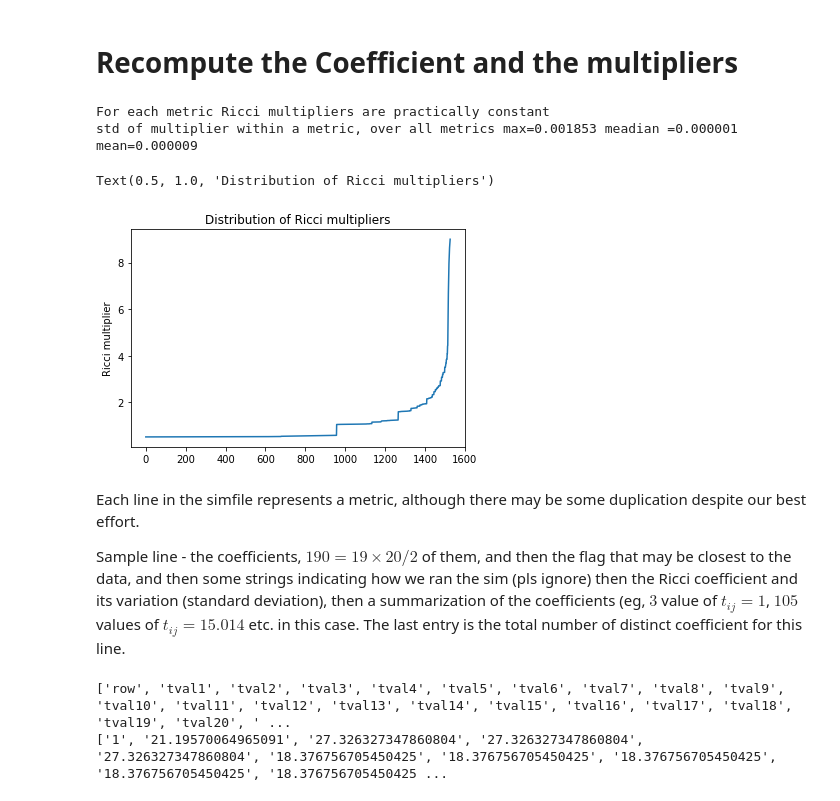
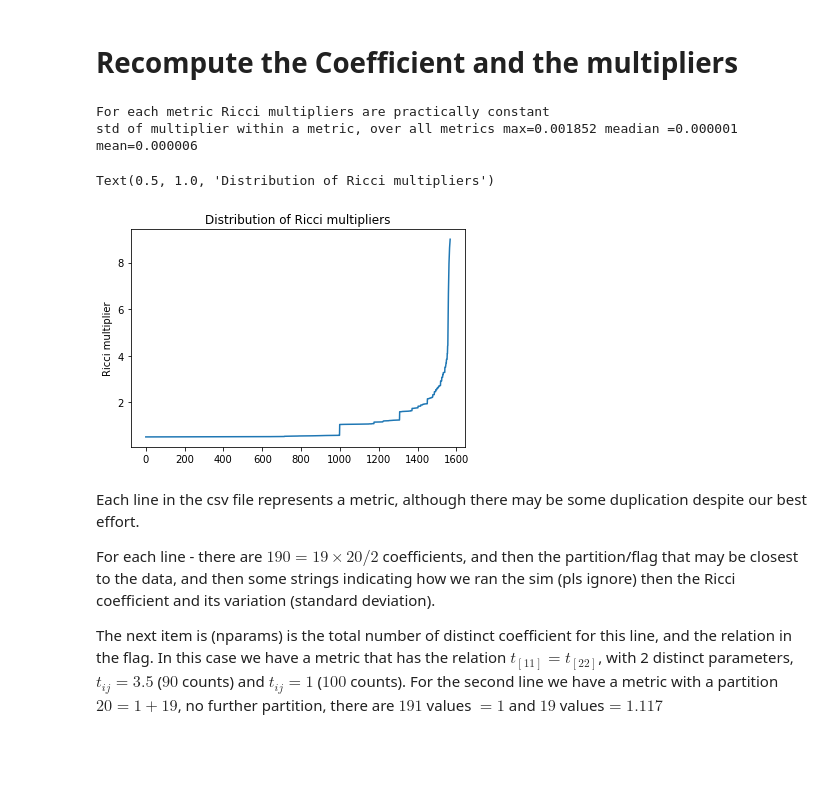
Before and after one commit to dnguyend/MiscCollection, a Jupyter notebook: colab/EinsteinRicciSON.ipynb, the cells around one changed output. Cells and saved outputs as stored; diff of their text form; code cells hidden in the pictures; blank space fills up the shorter version.

```diff
--- a/colab/EinsteinRicciSON.ipynb
+++ b/colab/EinsteinRicciSON.ipynb
@@ -122,13 +65,0 @@ A quick check of the gradient:
-# %%
-p = 9
-nup = p*(p-1)//2
-dlt = 1e-6
-xi = np.random.randn(nup-1)
-x0 = np.random.randn(nup-1)
-x0 = 1 + x0 - x0.min()
-
-ff, gg = fgrad(x0)
-ff1, gg1 = fgrad(x0+dlt*xi)
-
-print('check gradient %.5f %.5f' %
-      ((fgrad(x0+dlt*xi)[0] - ff)/dlt, np.sum(gg*xi)))
@@ -648,26 +620,22 @@ for i in range(len(simfile)-1):
 # %%
 import matplotlib.pyplot as plt
 print("For each metric Ricci multipliers are practically constant")
 print('std of multiplier within a metric, over all metrics max=%f meadian =%f mean=%f' % (lbdstd.max(), np.median(lbdstd), np.mean(lbdstd)))
 fig, ax = plt.subplots()
-ax.plot(np.arange(lbdmean.shape[0]), lbdmean)
+ax.plot(np.arange(lbdmean.shape[0]), np.sort(lbdmean))
 ax.set_ylabel("output line number")
 ax.set_ylabel("Ricci multiplier")
 ax.set_title("Distribution of Ricci multipliers")
 # plt.plot(lbdmean)
 # plt.plot(lbdmean[800:])
 # %% [output]
 For each metric Ricci multipliers are practically constant
-std of multiplier within a metric, over all metrics max=0.001853 meadian =0.000001 mean=0.000009
+std of multiplier within a metric, over all metrics max=0.001852 meadian =0.000001 mean=0.000006
 Text(0.5, 1.0, 'Distribution of Ricci multipliers')
-[figure, old version]
+[figure, new version]
 # %% [markdown]
-Each line in the simfile represents a metric, although there may be some duplication despite our best effort.
+Each line in the csv file represents a metric, although there may be some duplication despite our best effort.
 
-Sample line - the coefficients, $190 = 19\times 20/2$ of them, and then the flag that may be closest to the data, and then some strings indicating how we ran the sim (pls ignore) then the Ricci coefficient and its variation (standard deviation), then a summarization of the coefficients (eg, $3$ value of $t_{ij} = 1$, $105$ values of $t_{ij} = 15.014$ etc. in this case. The last entry is the total number of distinct coefficient for this line.
+For each line - there are $190 = 19\times 20/2$  coefficients, and then the partition/flag that may be closest to the data, and then some strings indicating how we ran the sim (pls ignore) then the Ricci coefficient and its variation (standard deviation).
+
+The next item is (nparams) is the total number of distinct coefficient for this line, and the relation  in the flag. In this case we have a metric that has the relation $t_{[11]} = t_{[22]}$, with 2 distinct parameters, $t_{ij} = 3.5$ ($90$ counts) and $t_{ij} = 1$ ($100$ counts). For the second line we have a metric with a partition $20=1 +19$, no further partition, there are $191$ values $= 1$ and $19$ values$=1.117$
-# %%
-print(simfile[0])
-print(simfile[2])
-# %% [output]
-['row', 'tval1', 'tval2', 'tval3', 'tval4', 'tval5', 'tval6', 'tval7', 'tval8', 'tval9', 'tval10', 'tval11', 'tval12', 'tval13', 'tval14', 'tval15', 'tval16', 'tval17', 'tval18', 'tval19', 'tval20', ' ...
-['1', '21.19570064965091', '27.326327347860804', '27.326327347860804', '27.326327347860804', '18.376756705450425', '18.376756705450425', '18.376756705450425', '18.376756705450425', '18.376756705450425 ...
```
Also changed, not shown: parts of 37 cells of this notebook.
